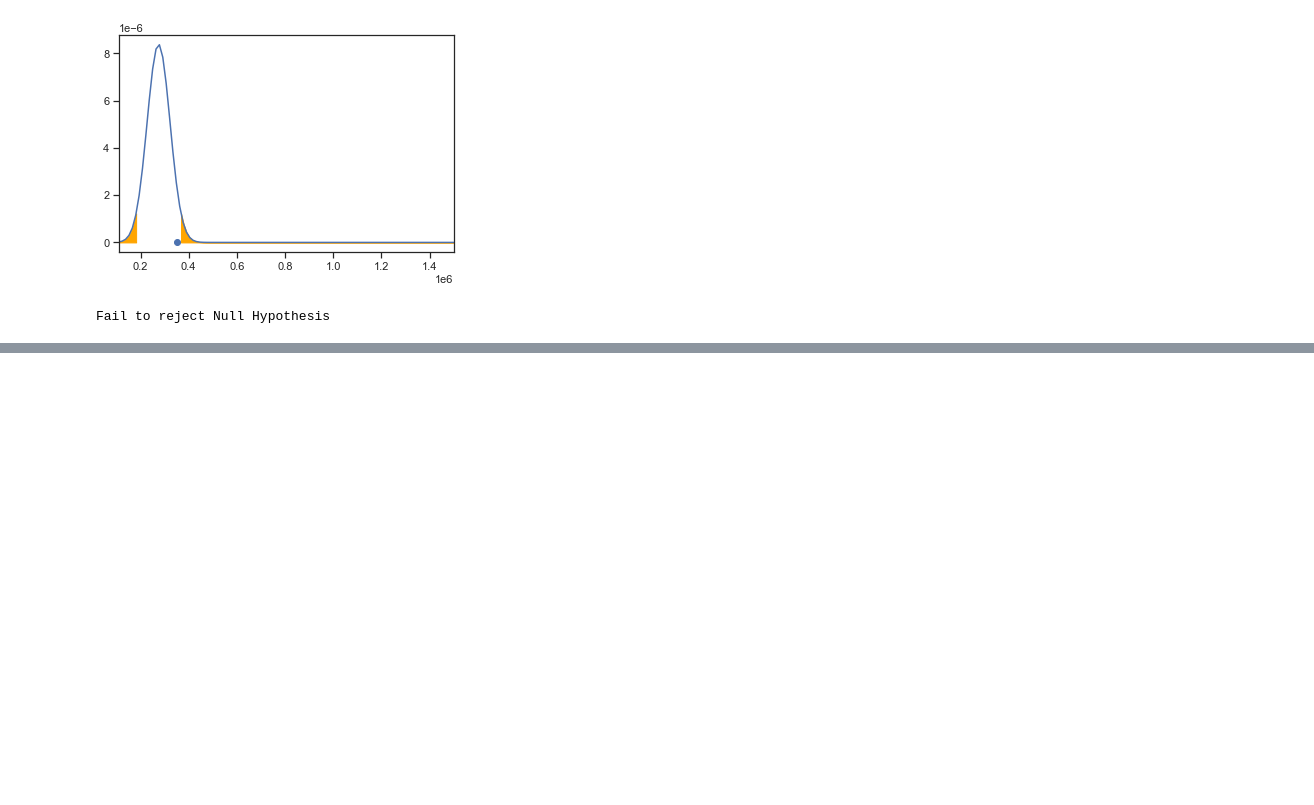
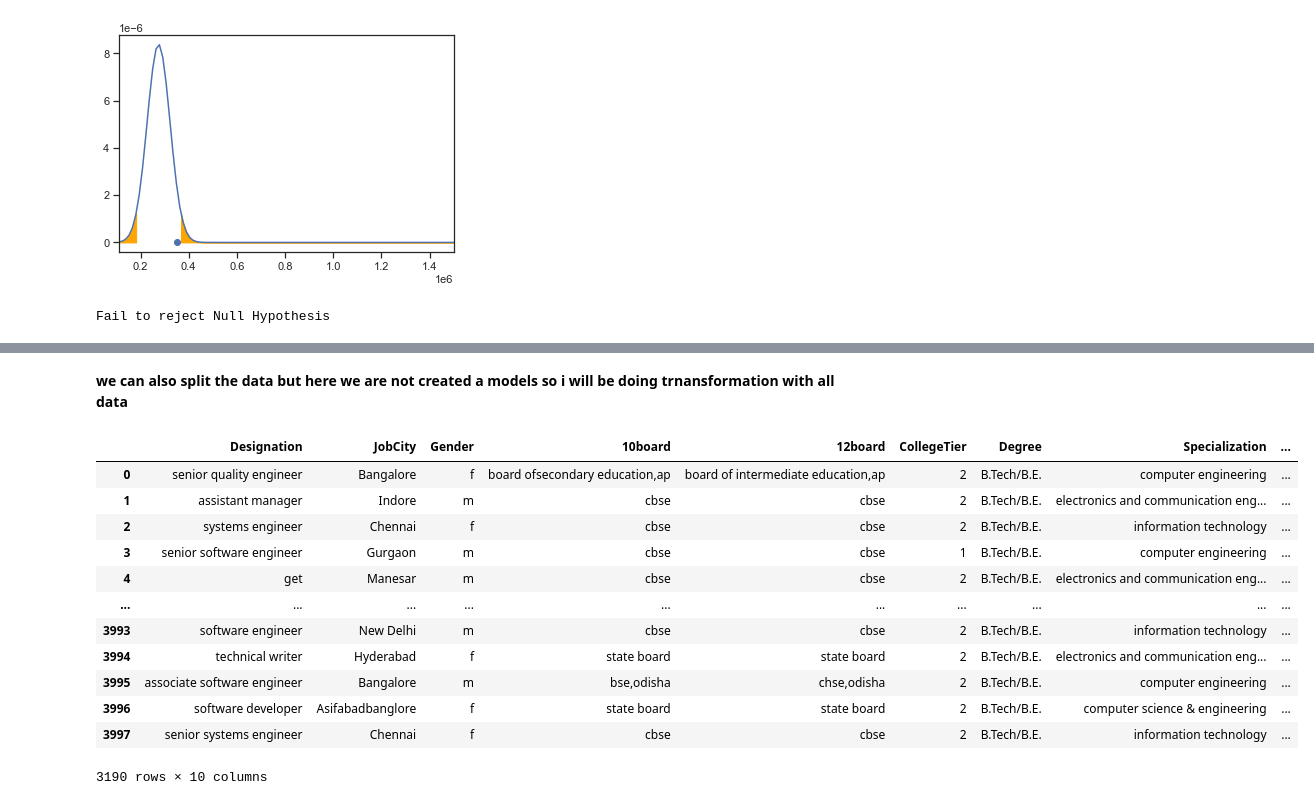
Before and after one commit to AdilGeelani/Innomatics_Internship_july_2022, a Jupyter notebook: innomatics_internship_july_2022/Data_analytics/Project 1/Project 1 (Exploratory Data Analysis).ipynb, the cells around one changed output, grey strips where cells are left out. Saved outputs shown, nothing was run; the diff lists cells and outputs as text; code cells hidden in the pictures; blank space fills up the shorter version.

```diff
--- a/innomatics_internship_july_2022/Data_analytics/Project 1/Project 1 (Exploratory Data Analysis).ipynb
+++ b/innomatics_internship_july_2022/Data_analytics/Project 1/Project 1 (Exploratory Data Analysis).ipynb
@@ -660,0 +816,4 @@ Fail to reject Null Hypothesis
+# %%
+df = df[df["10board"] !=0] # remove the rows with board = 0
+df = df[df['JobCity'] != -1] # remove the rows with city = -1
+df = df[df["12board"] !=0] # remove the rows with board = 0
@@ -660,0 +854,9 @@ Fail to reject Null Hypothesis
+# %%
+# Indentifying the Input and the Output
+#  we can say depending on the students data how much is the salary they get?
+df["CollegeCityTier"] = df['CollegeCityTier'].astype(object)
+df["CollegeTier"] = df['CollegeTier'].astype(object)
+y = df['Salary']
+x = df.drop('Salary', axis = 1)
+# %% [markdown]
+**we can also split the data but here we are not created a models so i will be doing trnansformation with all data**
@@ -660,0 +866,18 @@ Fail to reject Null Hypothesis
+# %%
+x_cat = x.select_dtypes(include=['object'])
+x_cat = x_cat.drop('DOL', axis =1) # remove columns with date and time
+x_cat
+# %% [output]
+|  | Designation | JobCity | Gender | 10board | 12board | CollegeTier | Degree | Specialization | ... |
+| 0 | senior quality engineer | Bangalore | f | board ofsecondary education,ap | board of intermediate education,ap | 2 | B.Tech/B.E. | computer engineering | ... |
+| 1 | assistant manager | Indore | m | cbse | cbse | 2 | B.Tech/B.E. | electronics and communication eng... | ... |
+| 2 | systems engineer | Chennai | f | cbse | cbse | 2 | B.Tech/B.E. | information technology | ... |
+| 3 | senior software engineer | Gurgaon | m | cbse | cbse | 1 | B.Tech/B.E. | computer engineering | ... |
+| 4 | get | Manesar | m | cbse | cbse | 2 | B.Tech/B.E. | electronics and communication eng... | ... |
+| ... | ... | ... | ... | ... | ... | ... | ... | ... | ... |
+| 3993 | software engineer | New Delhi | m | cbse | cbse | 2 | B.Tech/B.E. | information technology | ... |
+| 3994 | technical writer | Hyderabad | f | state board | state board | 2 | B.Tech/B.E. | electronics and communication eng... | ... |
+| 3995 | associate software engineer | Bangalore | m | bse,odisha | chse,odisha | 2 | B.Tech/B.E. | computer engineering | ... |
+| 3996 | software developer | Asifabadbanglore | f | state board | state board | 2 | B.Tech/B.E. | computer science & engineering | ... |
+| 3997 | senior systems engineer | Chennai | f | cbse | cbse | 2 | B.Tech/B.E. | information technology | ... |
+3190 rows × 10 columns
```
Also changed, not shown: parts of 52 cells of this notebook.
